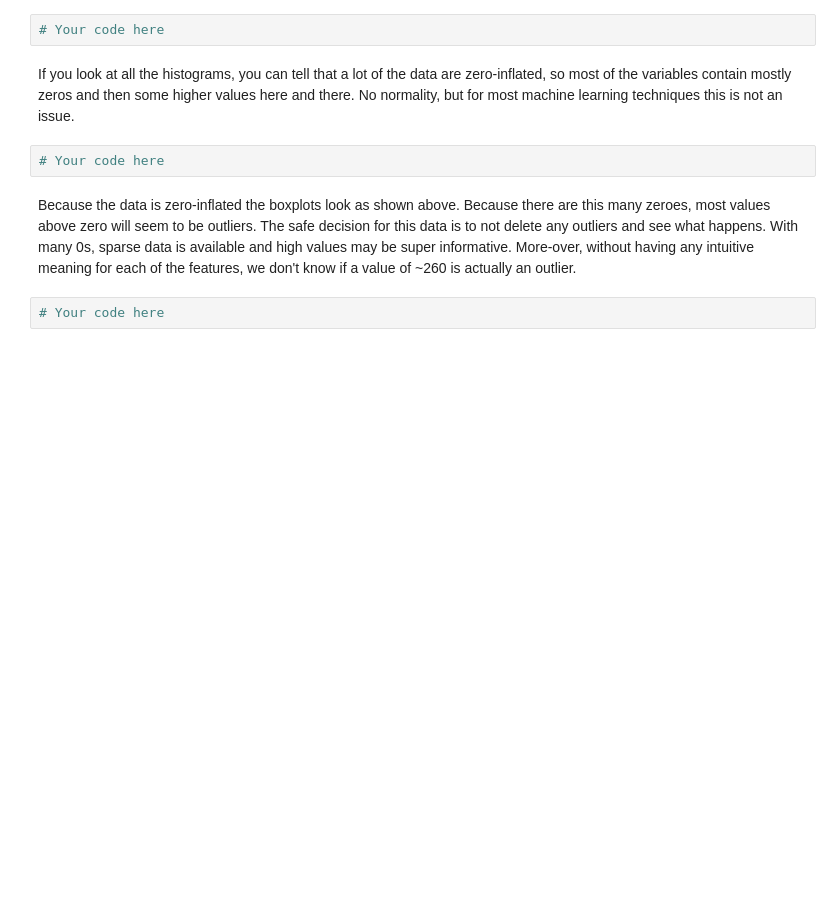
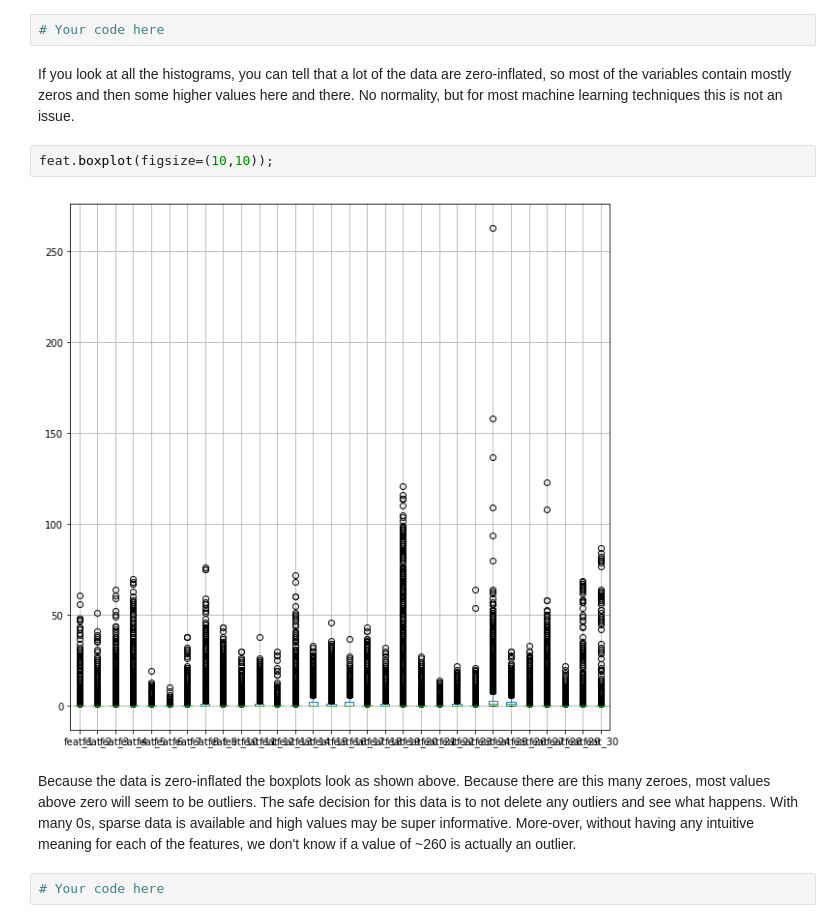
Before and after one commit to cjriggio/dsc-pipelines-lab-nyc-ds-career-042219, a Jupyter notebook: index.ipynb, the cells around one changed output. Drawn from its saved outputs; the diff is of its cells as text; blank space fills up the shorter version.

```diff
--- a/index.ipynb
+++ b/index.ipynb
@@ -89,8 +89,10 @@ feat.hist(figsize=(30,20));
 # Your code here
 # %% [markdown]
 If you look at all the histograms, you can tell that a lot of the data are zero-inflated, so most of the variables contain mostly zeros and then some higher values here and there. No normality, but for most machine learning techniques this is not an issue.
-# %%
-# Your code here
+# %%
+feat.boxplot(figsize=(10,10));
+# %% [output]
+[figure, added]
 # %% [markdown]
 Because the data is zero-inflated the boxplots look as shown above. Because there are this many zeroes, most values above zero will seem to be outliers. The safe decision for this data is to not delete any outliers and see what happens. With many 0s, sparse data is available and high values may be super informative. More-over, without having any intuitive meaning for each of the features, we don't know if a value of ~260 is actually an outlier.
 # %%
```
